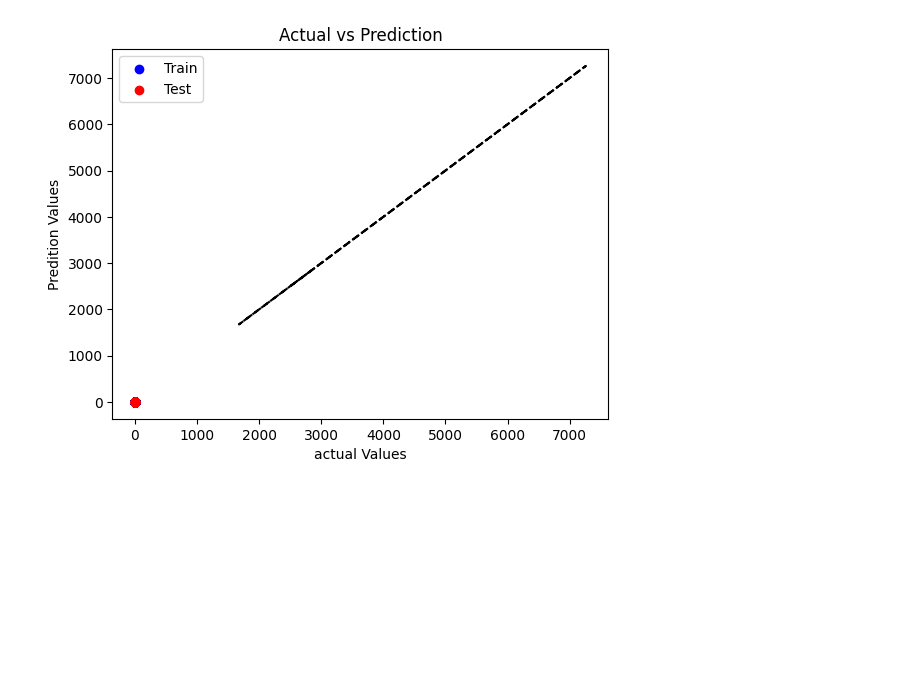
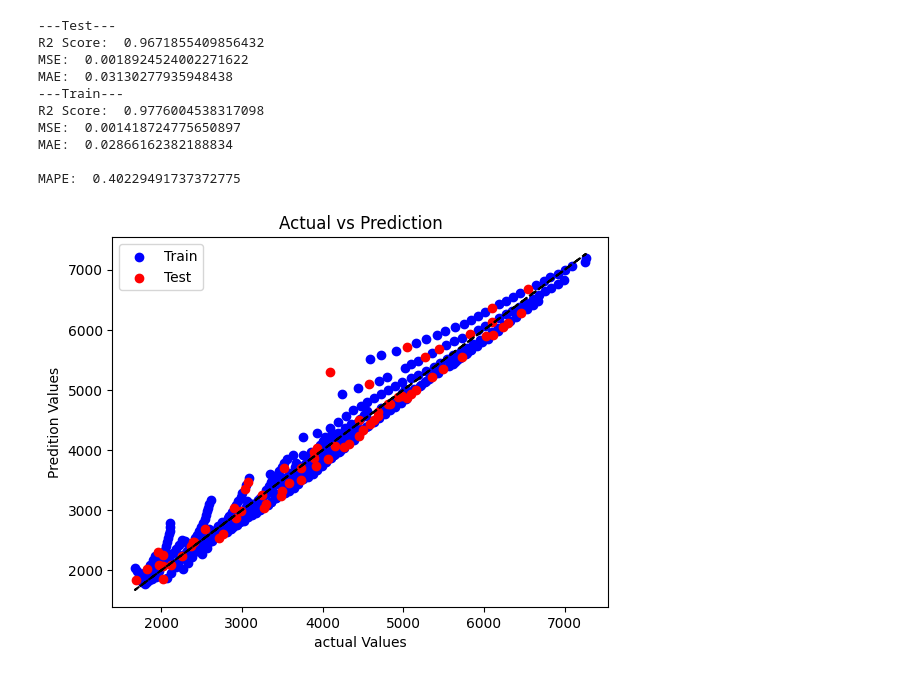
Before and after one commit to danielDiezURV/A1_Back_Propagation, a Jupyter notebook: NN-A1_turbine-Test.ipynb, the cells around one changed output. Drawn from its saved outputs; the diff is of its cells as text; code cells hidden in the pictures; blank space fills up the shorter version.

```diff
--- a/NN-A1_turbine-Test.ipynb
+++ b/NN-A1_turbine-Test.ipynb
@@ -2,7 +2,7 @@
 ###··· TURBINE DATASET ···###
 # Part 1: Selecting and analyzing the dataset
 import pandas as pd
-from DataPreprocessing import DataPreprocessing
+from sklearn.preprocessing import MinMaxScaler
 
 
 #Load the dataset
@@ -10,16 +10,16 @@ turbine_dataset = pd.read_csv("A1-turbine.txt", sep='\t', header=0)
 x = turbine_dataset[['#height_over_sea_level', 'fall', 'net_fall', 'flow']]
 y = turbine_dataset[["power_of_hydroelectrical_turbine"]]
 #Scale the data
-preprocessor = DataPreprocessing()
-x_scaled = preprocessor.scale(x.values, 0.1, 0.9)
-y_scaled = preprocessor.scale(y.values, 0.1, 0.9)
+scaler = MinMaxScaler()
+x_scaled = scaler.fit_transform(x)
+y_scaled = scaler.fit_transform(y)
 validation_percentage=0.15
 # %%
 from matplotlib import pyplot as plt
 from MyNeuralNetwork import MyNeuralNetwork
 
 #Create the neural network and train
-nn = MyNeuralNetwork(layers=[x_scaled.shape[1],9,5,1], nEpochs=50, learning_rate=0.05, momentum=0.005, activation='relu', validation_set=validation_percentage)
+nn = MyNeuralNetwork(layers=[x_scaled.shape[1],9,5,1], nEpochs=100, learning_rate=0.001, momentum=0.1, activation='relu', validation_set=validation_percentage)
 nn.fit(x_scaled, y_scaled)
 
 # Optional: Plot the evolution of the training and validation errors
@@ -35,35 +54,45 @@ plt.show()
 from sklearn.model_selection import train_test_split
 from sklearn.metrics import *
 
 
 # Part 3: Obtaining predictions
 x_train, x_test, y_train, y_test = train_test_split(x_scaled, y_scaled, test_size=validation_percentage, shuffle=True)
 y_pred_test = nn.predict(x_test)
 y_pred_train = nn.predict(x_train)
 
 print("---Test---")
 print("R2 Score: ", r2_score(y_test, y_pred_test))
 print("MSE: ", mean_squared_error(y_test, y_pred_test))
 print("MAE: ", mean_absolute_error(y_test, y_pred_test))
 print("---Train---")
 print("R2 Score: ", r2_score(y_train, y_pred_train))
 print("MSE: ", mean_squared_error(y_train, y_pred_train))
 print("MAE: ", mean_absolute_error(y_train, y_pred_train))
 print("")
 print("MAPE: ", mean_absolute_percentage_error(y_test, y_pred_test))
 
-y_test_unscaled = preprocessor.inverse_scale(y_test)
-y_pred_test_unscaled = preprocessor.inverse_scale(y_pred_test)
-y_train_unscaled = preprocessor.inverse_scale(y_train)
-y_pred_train_unscaled = preprocessor.inverse_scale(y_pred_train)
+y_test_unscaled = scaler.inverse_transform(y_test)
+y_pred_test_unscaled = scaler.inverse_transform(y_pred_test)
+y_train_unscaled = scaler.inverse_transform(y_train)
+y_pred_train_unscaled = scaler.inverse_transform(y_pred_train)
 
 plt.scatter(y_train_unscaled, y_pred_train_unscaled, color="blue", label="Train")
 plt.scatter(y_test_unscaled, y_pred_test_unscaled, color="red", label="Test")
 plt.xlabel("actual Values")
 plt.ylabel("Predition Values")
 plt.title("Actual vs Prediction")
 plt.plot(y, y, "--",color="black")
 plt.legend()
 plt.show()
 # %% [output]
+---Test---
+R2 Score:  0.9671855409856432
+MSE:  0.0018924524002271622
+MAE:  0.03130277935948438
+---Train---
+R2 Score:  0.9776004538317098
+MSE:  0.001418724775650897
+MAE:  0.02866162382188834
+
+MAPE:  0.40229491737372775
-[figure, old version]
+[figure, new version]
```
Also changed, not shown: parts of 1 cell of this notebook, 2 other files.
